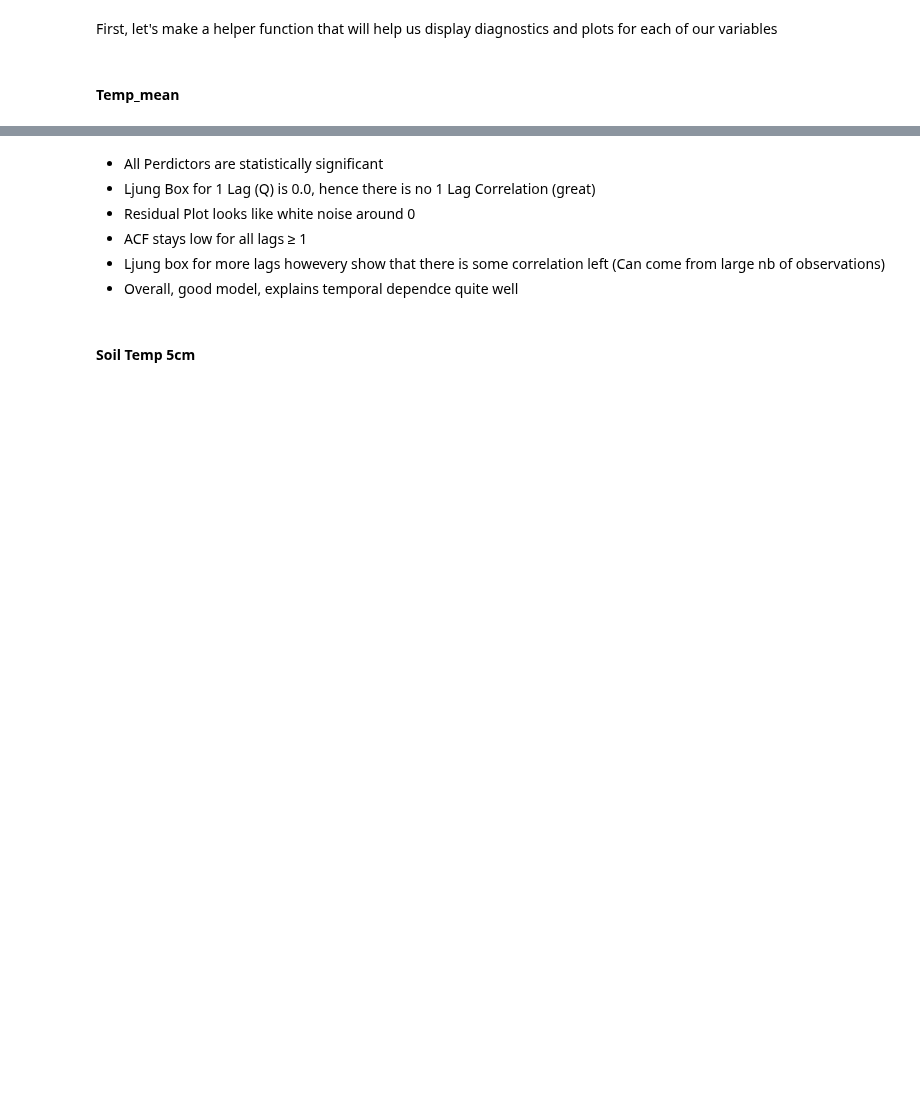
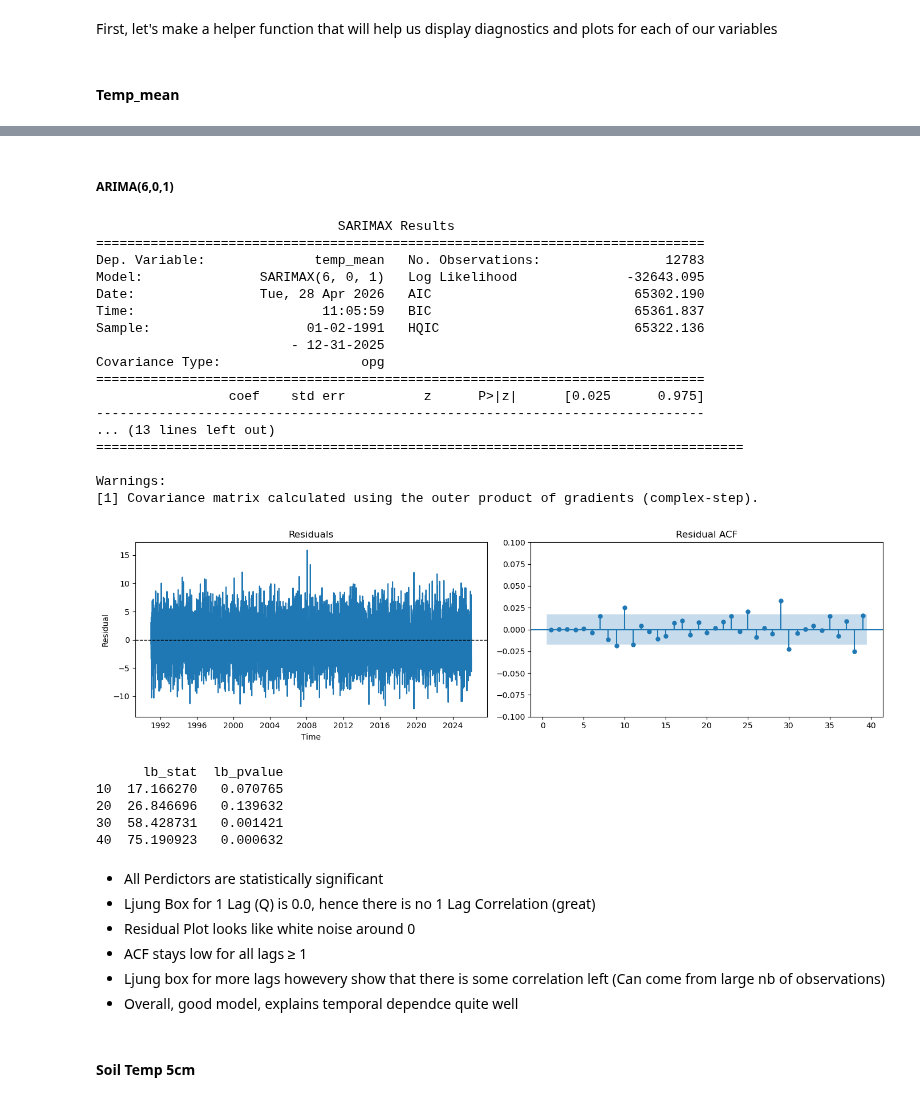
Before and after one commit to lnhrnndz/ESC403-Intro-to-Data-Science-Project, a Jupyter notebook: 03 TimeSeries.ipynb, the cells around one changed output, grey strips where cells are left out. Saved outputs shown, nothing was run; the diff lists cells and outputs as text; code cells hidden in the pictures; blank space fills up the shorter version.

```diff
--- a/03 TimeSeries.ipynb
+++ b/03 TimeSeries.ipynb
@@ -409,3 +424,37 @@ Warnings:
+# %% [markdown]
+##### ARIMA(6,0,1)
+# %%
+#difference time series
+y = sarima_df["temp_mean"].diff().diff(365).dropna()
+#fit model
+model = SARIMAX(y, order=(6, 0, 1))
+res = model.fit()
+print(res.summary())
+lb_table = residual_diagnostics(res)
+# %% [output]
+                               SARIMAX Results
+==============================================================================
+Dep. Variable:              temp_mean   No. Observations:                12783
+Model:               SARIMAX(6, 0, 1)   Log Likelihood              -32643.095
+Date:                Tue, 28 Apr 2026   AIC                          65302.190
+Time:                        11:05:59   BIC                          65361.837
+Sample:                    01-02-1991   HQIC                         65322.136
+                         - 12-31-2025
+Covariance Type:                  opg
+==============================================================================
+                 coef    std err          z      P>|z|      [0.025      0.975]
+------------------------------------------------------------------------------
+... (13 lines left out)
+===================================================================================
+
+Warnings:
+[1] Covariance matrix calculated using the outer product of gradients (complex-step).
+[figure, added]
+      lb_stat  lb_pvalue
+10  17.166270   0.070765
+20  26.846696   0.139632
+30  58.428731   0.001421
+40  75.190923   0.000632
 # %% [markdown]
 - All Perdictors are statistically significant
 - Ljung Box for 1 Lag (Q) is 0.0, hence there is no 1 Lag Correlation (great)
```
Also changed, not shown: parts of 19 cells of this notebook, 1 other file.
